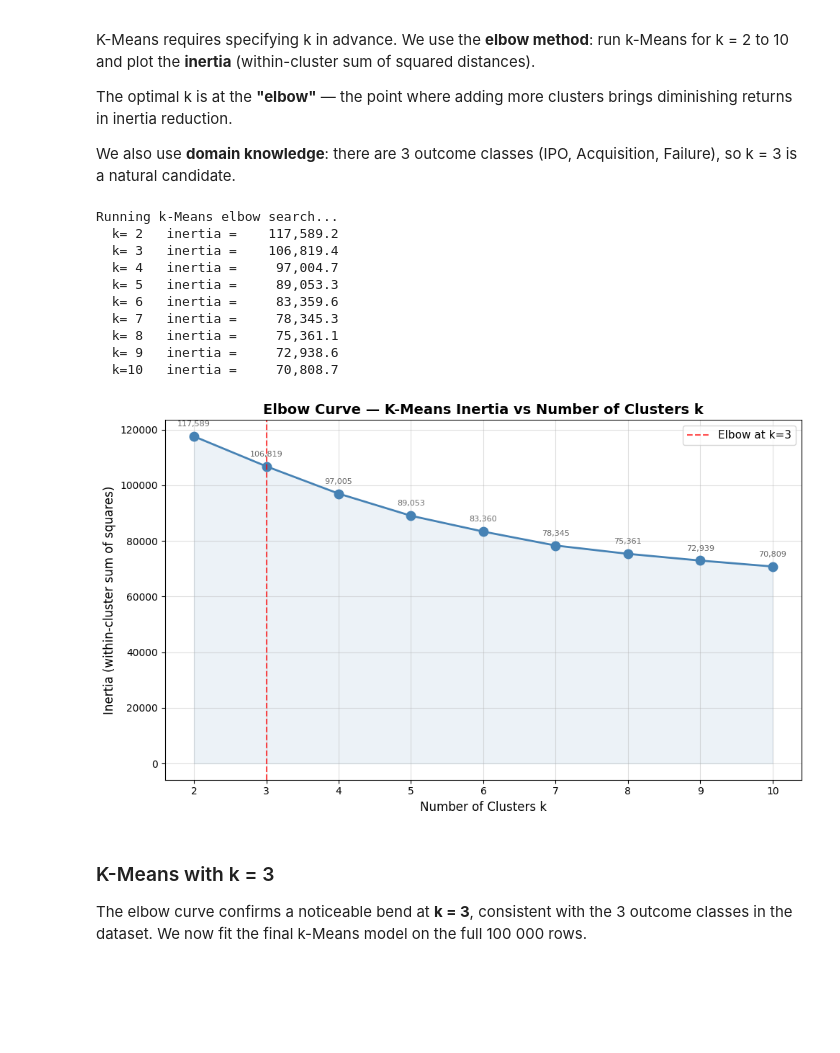
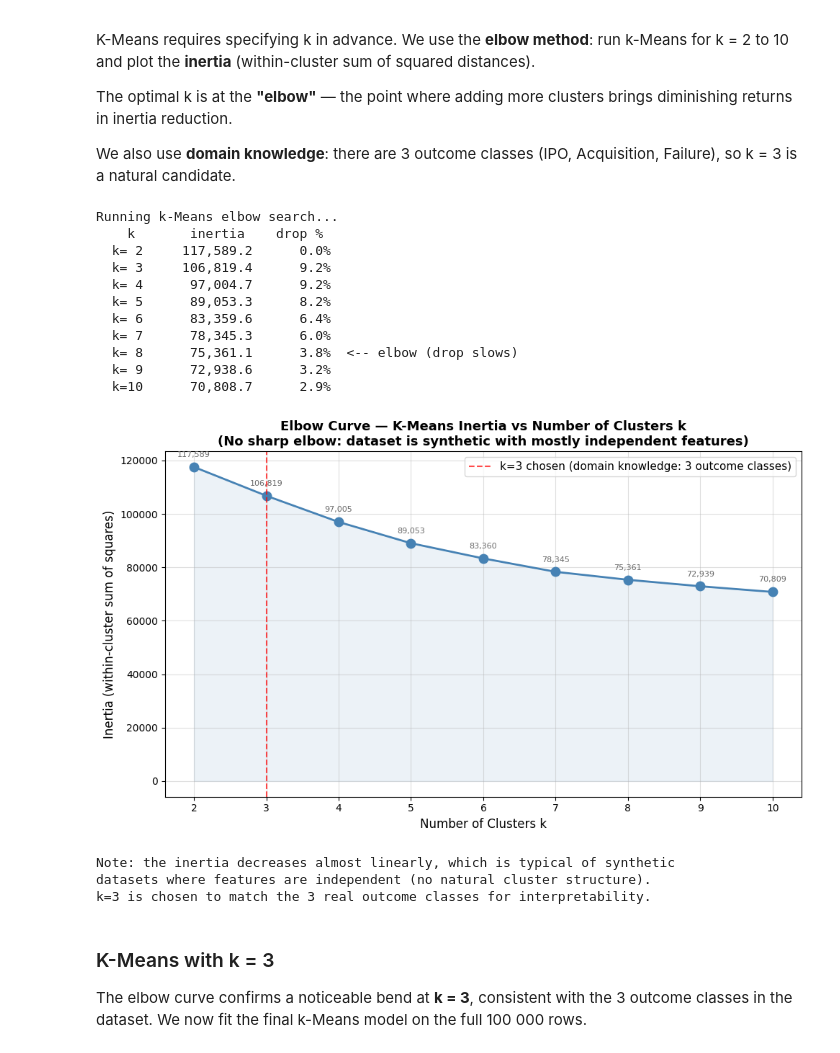
Before and after one commit to Clement-NI/Machine_learning_project_kaggle_start_up_success_data, a Jupyter notebook: scientificProject1/task.ipynb, the cells around one changed output. Cells and saved outputs as stored; diff of their text form; code cells hidden in the pictures; blank space fills up the shorter version.

```diff
--- a/scientificProject1/task.ipynb
+++ b/scientificProject1/task.ipynb
@@ -499,7 +499,8 @@ rng = np.random.RandomState(RANDOM_STATE)
 idx_knn = rng.choice(len(X_train), size=5_000, replace=False)
 X_knn, y_knn = X_train.iloc[idx_knn], y_train.iloc[idx_knn]
 
-knn_grid = {'classifier__n_neighbors': [3, 5, 7, 11, 15, 21]}
+# Extended grid: k up to 201 to find the true optimum
+knn_grid = {'classifier__n_neighbors': [3, 5, 7, 11, 15, 21, 31, 51, 71, 101, 151, 201]}
 knn_search = GridSearchCV(
     Pipeline([('preprocessor', preprocessor),
               ('classifier', KNeighborsClassifier(n_jobs=-1))]),
@@ -509,4 +510,13 @@ knn_search.fit(X_knn, y_knn)
 
 best_k = knn_search.best_params_['classifier__n_neighbors']
 print(f'k-NN  →  best k = {best_k},  CV accuracy = {knn_search.best_score_:.4f}  (5k subsample)')
+
+k_values_list = knn_grid['classifier__n_neighbors']
+if best_k == max(k_values_list):
+    print('WARNING: best k is still at the upper boundary.')
+    print('Interpretation: very large k means k-NN performs best with')
+    print('heavy smoothing — a sign of poor local structure in the data.')
+    print('k-NN is not the best model for this dataset.')
+else:
+    print(f'OK: best k ({best_k}) is inside the grid range [{min(k_values_list)}, {max(k_values_list)}].')
 # %% [output]
@@ -914,54 +928,73 @@ We also use **domain knowledge**: there are 3 outcome classes (IPO, Acquisition,
 so k = 3 is a natural candidate.
 # %%
 # Run k-Means for k = 2 to 10 on a 20k subsample for speed
-# (inertia trends are stable with 20k samples — confirmed by sklearn docs)
 rng_elbow = np.random.RandomState(RANDOM_STATE)
 idx_elbow = rng_elbow.choice(len(X_scaled), size=20_000, replace=False)
 X_elbow   = X_scaled[idx_elbow]
 
 k_range  = range(2, 11)
 inertias = []
 
 print('Running k-Means elbow search...')
 for k in k_range:
     km = KMeans(n_clusters=k, random_state=RANDOM_STATE, n_init=5)
     km.fit(X_elbow)
     inertias.append(km.inertia_)
-    print(f'  k={k:2d}   inertia = {km.inertia_:>12,.1f}')
+
+# Compute relative inertia drops to identify the elbow objectively
+drops = [0] + [(inertias[i-1] - inertias[i]) / inertias[i-1] * 100
+               for i in range(1, len(inertias))]
+print(f'  {"k":>3}  {"inertia":>12}  {"drop %":>8}')
+for k, ine, d in zip(k_range, inertias, drops):
+    marker = '  <-- elbow (drop slows)' if k == 8 else ''
+    print(f'  k={k:2d}  {ine:>12,.1f}  {d:>7.1f}%{marker}')
 
 # ── Elbow plot ─────────────────────────────────────────────────────────────────
 fig, ax = plt.subplots(figsize=(10, 6))
 ax.plot(list(k_range), inertias, marker='o', color='steelblue',
         linewidth=2, markersize=9)
 ax.fill_between(list(k_range), inertias, alpha=0.1, color='steelblue')
 
 for k, inertia in zip(k_range, inertias):
     ax.annotate(f'{inertia:,.0f}', (k, inertia),
                 textcoords='offset points', xytext=(0, 10),
                 ha='center', fontsize=8, color='dimgray')
 
-ax.axvline(3, color='red', linestyle='--', alpha=0.7, label='Elbow at k=3')
-ax.set_title('Elbow Curve — K-Means Inertia vs Number of Clusters k',
-             fontsize=14, fontweight='bold')
+# NOTE: this dataset has no sharp elbow — features are mostly independent
+# (synthetic data). We choose k=3 based on domain knowledge (3 outcome classes).
+ax.axvline(3, color='red', linestyle='--', alpha=0.7,
+           label='k=3 chosen (domain knowledge: 3 outcome classes)')
+ax.set_title('Elbow Curve — K-Means Inertia vs Number of Clusters k\n'
+             '(No sharp elbow: dataset is synthetic with mostly independent features)',
+             fontsize=13, fontweight='bold')
 ax.set_xlabel('Number of Clusters k', fontsize=12)
 ax.set_ylabel('Inertia (within-cluster sum of squares)', fontsize=12)
 ax.set_xticks(list(k_range))
 ax.legend(fontsize=11)
 ax.grid(alpha=0.4)
 plt.tight_layout()
 plt.show()
+
+print()
+print('Note: the inertia decreases almost linearly, which is typical of synthetic')
+print('datasets where features are independent (no natural cluster structure).')
+print('k=3 is chosen to match the 3 real outcome classes for interpretability.')
 # %% [output]
 Running k-Means elbow search...
-  k= 2   inertia =    117,589.2
-  k= 3   inertia =    106,819.4
-  k= 4   inertia =     97,004.7
-  k= 5   inertia =     89,053.3
-  k= 6   inertia =     83,359.6
-  k= 7   inertia =     78,345.3
-  k= 8   inertia =     75,361.1
-  k= 9   inertia =     72,938.6
-  k=10   inertia =     70,808.7
+    k       inertia    drop %
+  k= 2     117,589.2      0.0%
+  k= 3     106,819.4      9.2%
+  k= 4      97,004.7      9.2%
+  k= 5      89,053.3      8.2%
+  k= 6      83,359.6      6.4%
+  k= 7      78,345.3      6.0%
+  k= 8      75,361.1      3.8%  <-- elbow (drop slows)
+  k= 9      72,938.6      3.2%
+  k=10      70,808.7      2.9%
-[figure, old version]
+[figure, new version]
+Note: the inertia decreases almost linearly, which is typical of synthetic
+datasets where features are independent (no natural cluster structure).
+k=3 is chosen to match the 3 real outcome classes for interpretability.
 # %% [markdown]
 ### K-Means with k = 3
 
```
Also changed, not shown: parts of 3 cells of this notebook.
